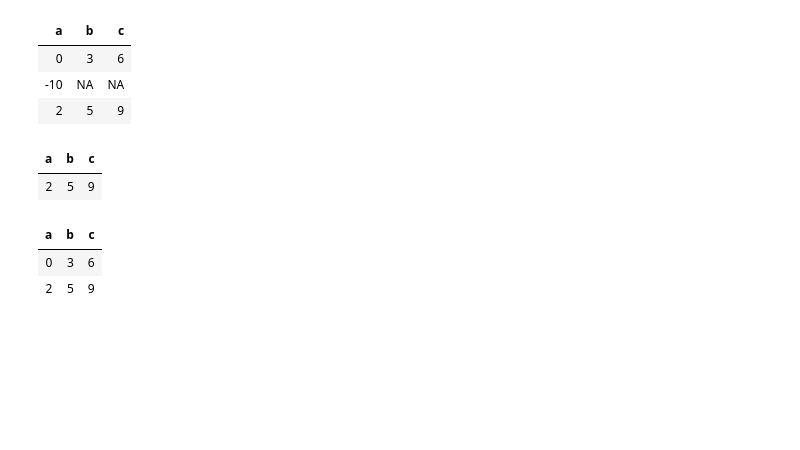
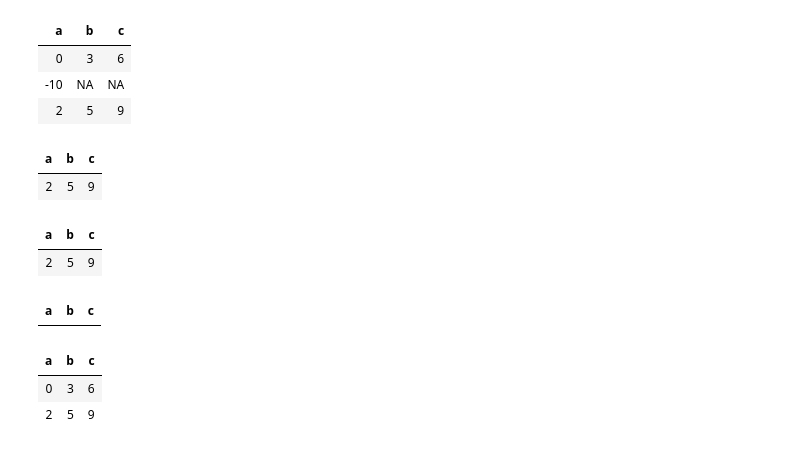
Before and after one commit to tuantla80/R-Shiny-Apps, a Jupyter notebook: R_Examples/Dataframe.ipynb, the cells around one changed output. Saved outputs shown, nothing was run; the diff lists cells and outputs as text; code cells hidden in the pictures; blank space fills up the shorter version.

```diff
--- a/R_Examples/Dataframe.ipynb
+++ b/R_Examples/Dataframe.ipynb
@@ -664,6 +691,15 @@ df1 %>% filter(a > 0)
 # %% [output]
 | a | b | c |
 | 2 | 5 | 9 |
+# %%
+df1 %>% filter(a == 2 & c == 9)
+# %% [output]
+| a | b | c |
+| 2 | 5 | 9 |
+# %%
+df1 %>% filter(a == 2 & c == 100)
+# %% [output]
+| a | b | c |
 # %%
 df1 %>% filter(b > 0)  #filter >0 also remove NA
 # %% [output]
```
Also changed, not shown: parts of 6 cells of this notebook, 4 other files.
